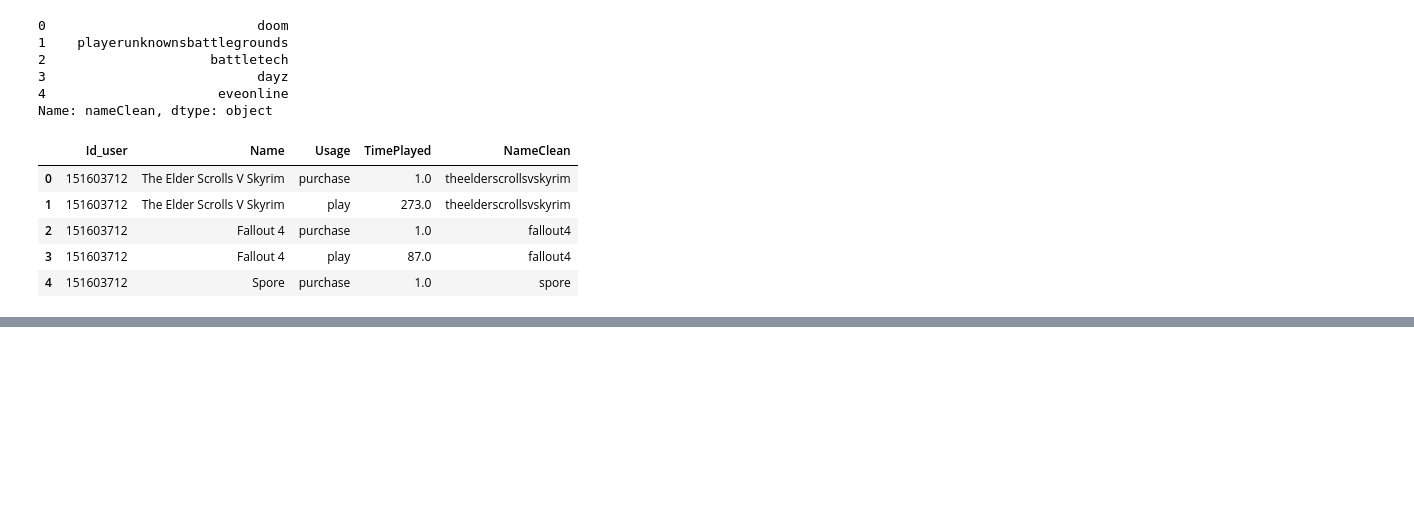
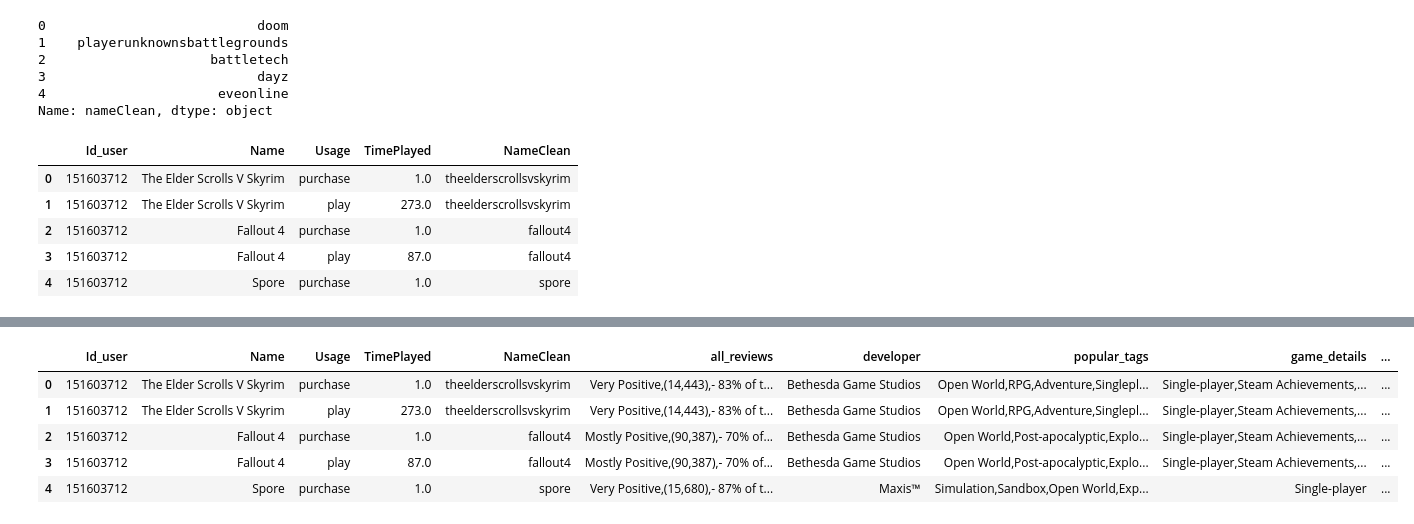
Before and after one commit to WhoIsKeyserSoze/RecommendationEngineForVideoGames, a Jupyter notebook: Notebooks/DataExploration.ipynb, the cells around one changed output, grey strips where cells are left out. Drawn from its saved outputs; the diff is of its cells as text; code cells hidden in the pictures; blank space fills up the shorter version.

Commit message:
Continued notebook exploration

```diff
--- a/Notebooks/DataExploration.ipynb
+++ b/Notebooks/DataExploration.ipynb
@@ -83,6 +84,7 @@ Name: Name, dtype: object
 # %%
 df_steam['NameClean'] = df_steam['Name'].apply(remove_spaces_specials_and_lower)
 df_steam_full['nameClean'] = df_steam_full['name'].apply(remove_spaces_specials_and_lower)
+df_steam_full["nameClean"][404] = "theelderscrollsvskyrim"
 df_steam['NameClean'].head()
 # %% [output]
 0    theelderscrollsvskyrim
@@ -116,5 +118,5 @@ df_steam.head()
 | 3 | 151603712 | Fallout 4 | play | 87.0 | fallout4 |
 | 4 | 151603712 | Spore | purchase | 1.0 | spore |
 # %%
-df = pd.merge(df_steam, df_steam_full, left_on = "NameClean", right_on = "NameClean")
+df = pd.merge(df_steam, df_steam_full, left_on = "NameClean", right_on = "NameClean", indicator=True, how='left')
 # %%
@@ -135,0 +162,9 @@ steam | merged | full
+# %%
+df.head()
+# %% [output]
+|  | Id_user | Name | Usage | TimePlayed | NameClean | all_reviews | developer | popular_tags | game_details | ... |
+| 0 | 151603712 | The Elder Scrolls V Skyrim | purchase | 1.0 | theelderscrollsvskyrim | Very Positive,(14,443),- 83% of t... | Bethesda Game Studios | Open World,RPG,Adventure,Singlepl... | Single-player,Steam Achievements,... | ... |
+| 1 | 151603712 | The Elder Scrolls V Skyrim | play | 273.0 | theelderscrollsvskyrim | Very Positive,(14,443),- 83% of t... | Bethesda Game Studios | Open World,RPG,Adventure,Singlepl... | Single-player,Steam Achievements,... | ... |
+| 2 | 151603712 | Fallout 4 | purchase | 1.0 | fallout4 | Mostly Positive,(90,387),- 70% of... | Bethesda Game Studios | Open World,Post-apocalyptic,Explo... | Single-player,Steam Achievements,... | ... |
+| 3 | 151603712 | Fallout 4 | play | 87.0 | fallout4 | Mostly Positive,(90,387),- 70% of... | Bethesda Game Studios | Open World,Post-apocalyptic,Explo... | Single-player,Steam Achievements,... | ... |
+| 4 | 151603712 | Spore | purchase | 1.0 | spore | Very Positive,(15,680),- 87% of t... | Maxis™ | Simulation,Sandbox,Open World,Exp... | Single-player | ... |
```
Also changed, not shown: parts of 8 cells of this notebook.
